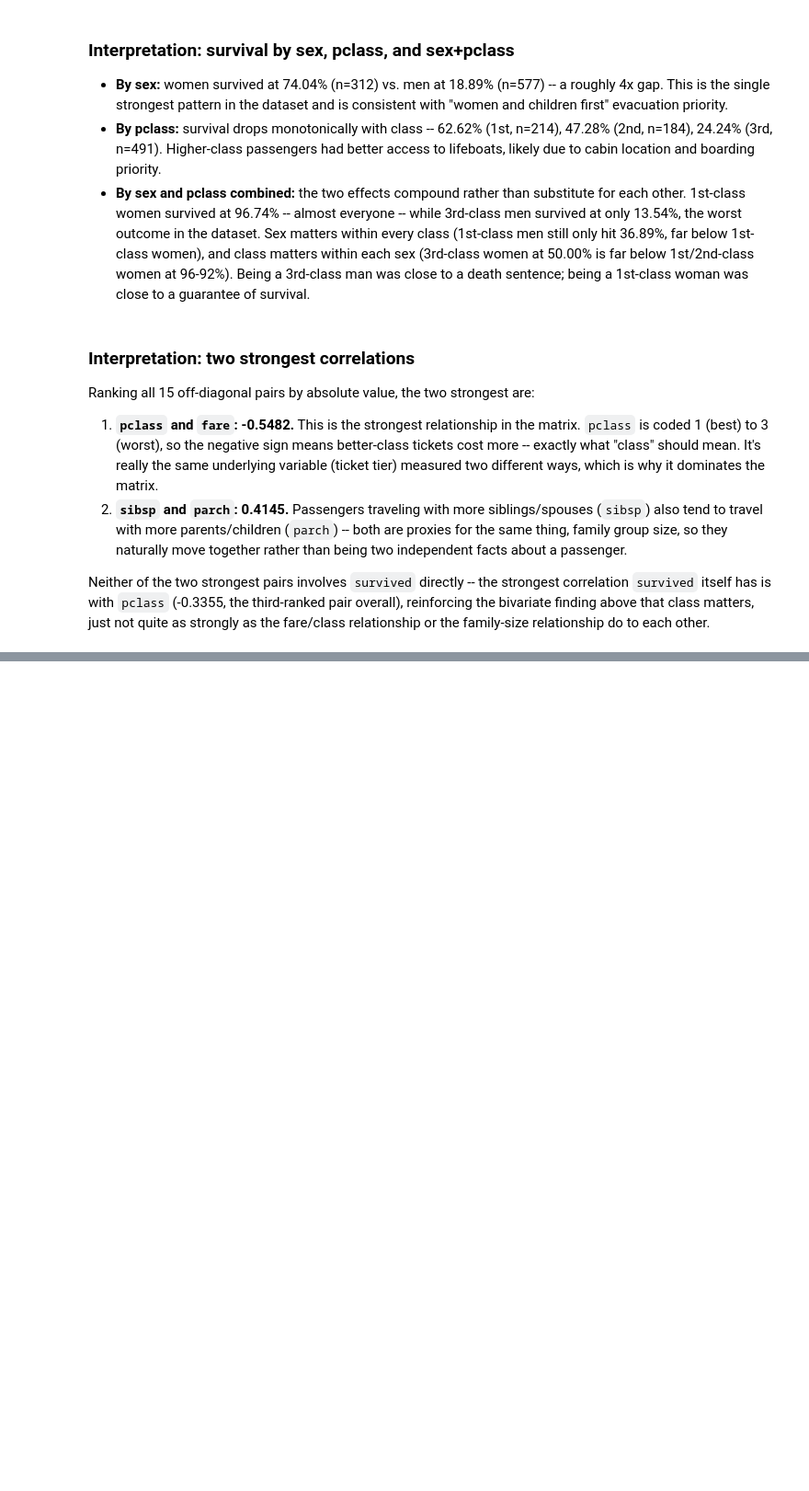
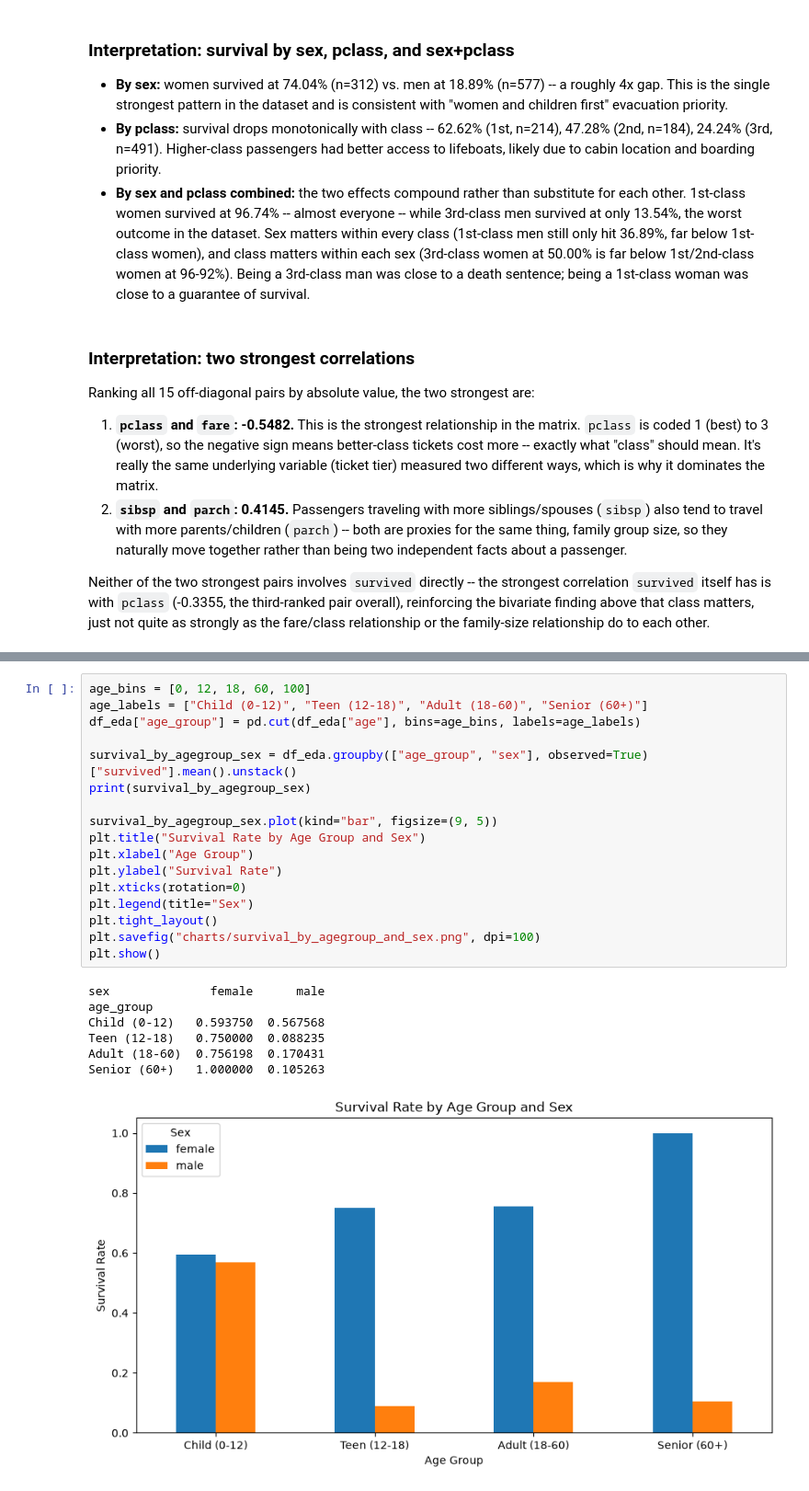
Before and after one commit to karanamsai1976-dotcom/zepto-data-ai-platform-capstone, a Jupyter notebook: analytics/01_eda.ipynb, the cells around one changed output, grey strips where cells are left out. Shown at 92% size. Saved outputs shown, nothing was run; the diff lists cells and outputs as text; blank space fills up the shorter version.

```diff
--- a/analytics/01_eda.ipynb
+++ b/analytics/01_eda.ipynb
@@ -357,0 +444,25 @@ family-size relationship do to each other.
+# %%
+age_bins = [0, 12, 18, 60, 100]
+age_labels = ["Child (0-12)", "Teen (12-18)", "Adult (18-60)", "Senior (60+)"]
+df_eda["age_group"] = pd.cut(df_eda["age"], bins=age_bins, labels=age_labels)
+
+survival_by_agegroup_sex = df_eda.groupby(["age_group", "sex"], observed=True)["survived"].mean().unstack()
+print(survival_by_agegroup_sex)
+
+survival_by_agegroup_sex.plot(kind="bar", figsize=(9, 5))
+plt.title("Survival Rate by Age Group and Sex")
+plt.xlabel("Age Group")
+plt.ylabel("Survival Rate")
+plt.xticks(rotation=0)
+plt.legend(title="Sex")
+plt.tight_layout()
+plt.savefig("charts/survival_by_agegroup_and_sex.png", dpi=100)
+plt.show()
+# %% [output]
+sex              female      male
+age_group
+Child (0-12)   0.593750  0.567568
+Teen (12-18)   0.750000  0.088235
+Adult (18-60)  0.756198  0.170431
+Senior (60+)   1.000000  0.105263
+[figure, added]
```
Also changed, not shown: parts of 11 cells of this notebook, 4 other files.
